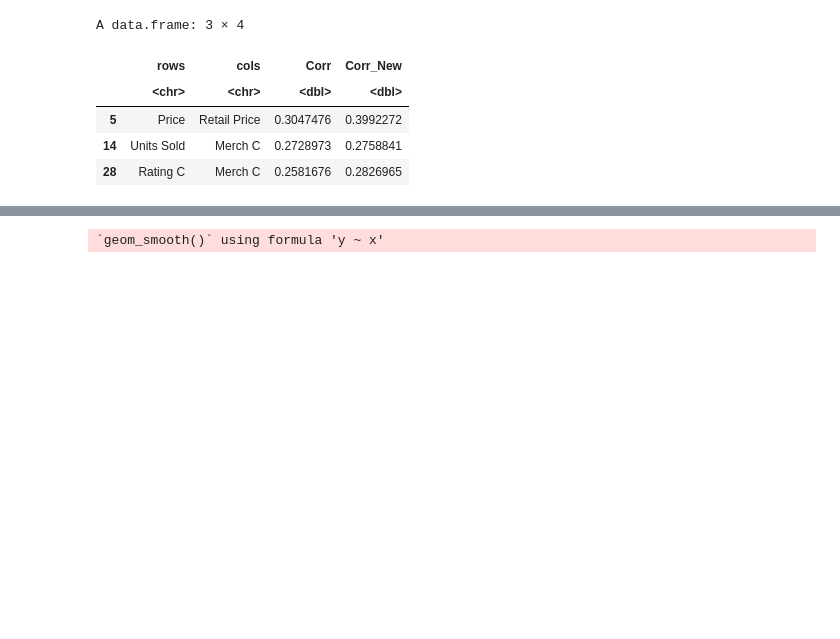
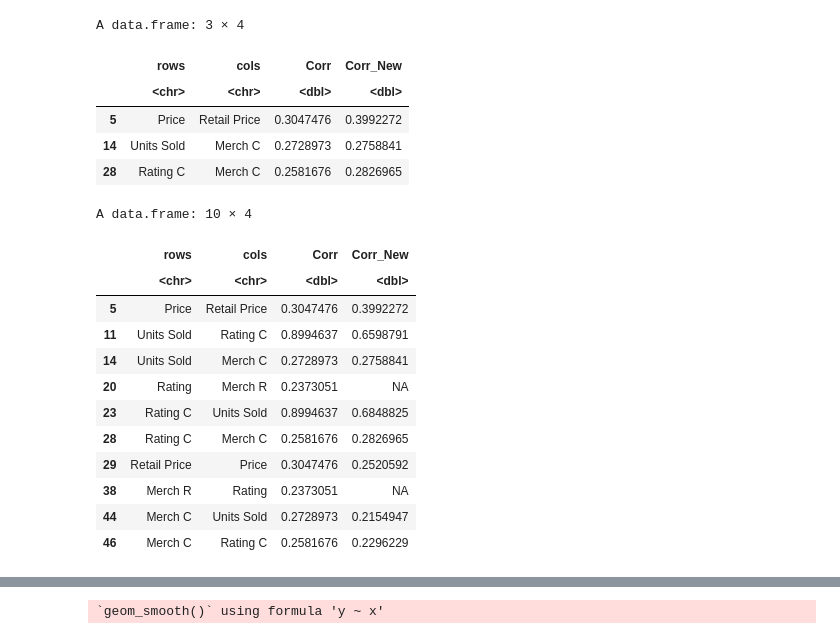
Before and after one commit to AspiranteAudaz/MetodosQuantiativos, a Jupyter notebook: Regressão/Regressao.ipynb, the cells around one changed output, grey strips where cells are left out. Drawn from its saved outputs; the diff is of its cells as text; code cells hidden in the pictures; blank space fills up the shorter version.

```diff
--- a/Regressão/Regressao.ipynb
+++ b/Regressão/Regressao.ipynb
@@ -70,14 +70,14 @@ cor_map = subset(cor_map, (abs(Corr) < 0.99 & abs(Corr) > 0.2))
 # Calcula novo cor_map aplicando remocao de outliers 2 a 2
 
 cor_map$Corr_New <- NA
-rows = cor_map$"rows"
-cols = cor_map$"cols"
+cor_rows = cor_map$"rows"
+cor_cols = cor_map$"cols"
 
 for(i in 1:(nrow(cor_map)))
 {
-    sub_base = limpaOutlier(base, rows[[i]])
-    sub_base = limpaOutlier(sub_base, cols[[i]])
-    sub_base = select(sub_base, rows[i], cols[[i]])
+    sub_base = limpaOutlier(base, cor_rows[[i]])
+    sub_base = limpaOutlier(sub_base, cor_cols[[i]])
+    sub_base = select(sub_base, rows[i], cor_cols[[i]])
     cor_map[i, "Corr_New"] = cor(sub_base)[2]
 }
 cor_map_new <- subset(cor_map, abs(cor_map$Corr_New) > abs(cor_map$Corr))
@@ -89,6 +89,22 @@ A data.frame: 3 × 4
 | 5 | Price | Retail Price | 0.3047476 | 0.3992272 |
 | 14 | Units Sold | Merch C | 0.2728973 | 0.2758841 |
 | 28 | Rating C | Merch C | 0.2581676 | 0.2826965 |
+# %%
+cor_map
+# %% [output]
+A data.frame: 10 × 4
+|  | rows | cols | Corr | Corr_New |
+|  | <chr> | <chr> | <dbl> | <dbl> |
+| 5 | Price | Retail Price | 0.3047476 | 0.3992272 |
+| 11 | Units Sold | Rating C | 0.8994637 | 0.6598791 |
+| 14 | Units Sold | Merch C | 0.2728973 | 0.2758841 |
+| 20 | Rating | Merch R | 0.2373051 | NA |
+| 23 | Rating C | Units Sold | 0.8994637 | 0.6848825 |
+| 28 | Rating C | Merch C | 0.2581676 | 0.2826965 |
+| 29 | Retail Price | Price | 0.3047476 | 0.2520592 |
+| 38 | Merch R | Rating | 0.2373051 | NA |
+| 44 | Merch C | Units Sold | 0.2728973 | 0.2154947 |
+| 46 | Merch C | Rating C | 0.2581676 | 0.2296229 |
 # %%
 # Regressao Linear
 lmGraph <- function(df, fit, xcol, ycol, xcol_name="x", ycol_name="y")
```
Also changed, not shown: parts of 1 cell of this notebook.
